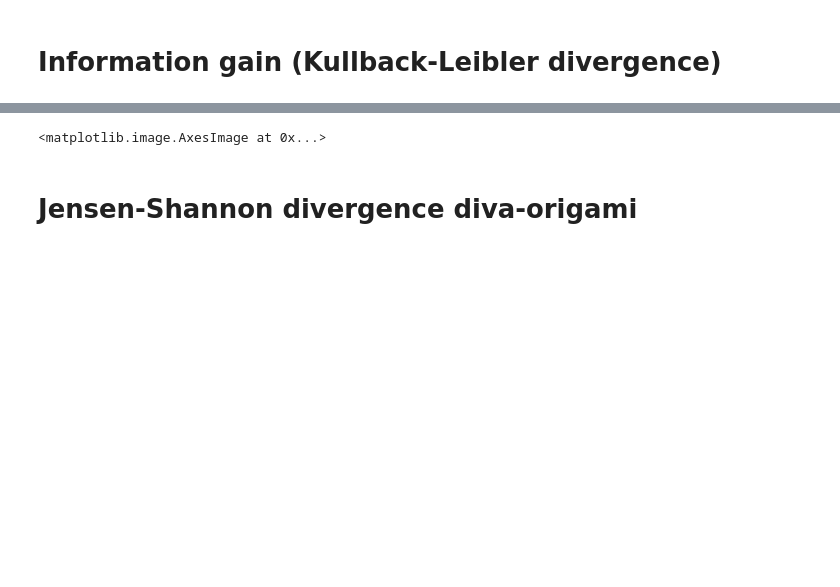
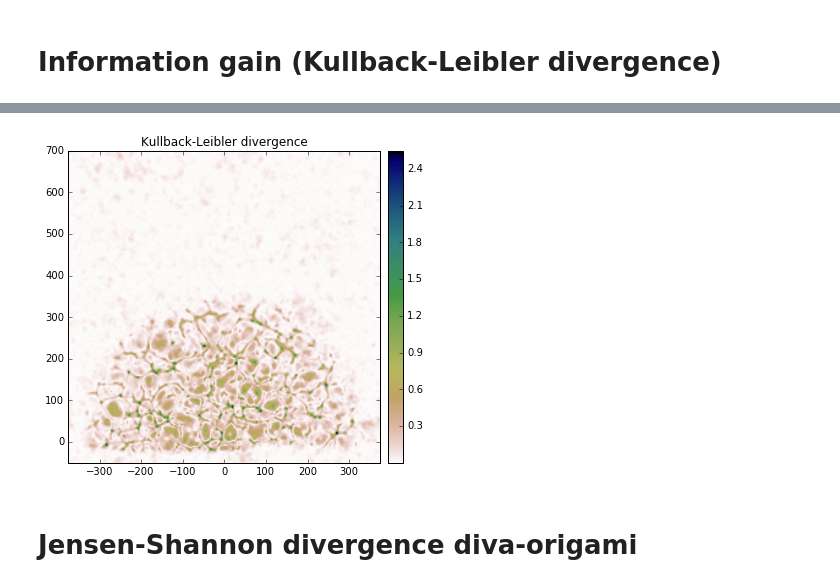
Before and after one commit to florent-leclercq/borg_sdss_data_release, a Jupyter notebook: borg_sdss_classifiers/borg_sdss_classifiers.ipynb, the cells around one changed output, grey strips where cells are left out. Drawn from its saved outputs; the diff is of its cells as text; code cells hidden in the pictures; blank space fills up the shorter version.

Commit message:
updated plots in ipynb

```diff
--- a/borg_sdss_classifiers/borg_sdss_classifiers.ipynb
+++ b/borg_sdss_classifiers/borg_sdss_classifiers.ipynb
@@ -107,5 +108,11 @@ origami_DKL = origami_VlogV + origami_SlogS + origami_FlogF + origami_ClogC - or
 del origami_VlogV, origami_SlogS, origami_FlogF, origami_ClogC, origami_ClogPrior_C, origami_SlogPrior_S, origami_FlogPrior_F, origami_VlogPrior_V
 # %%
 #Now make a example plot
-plt.imshow(diva_DKL[:,:,128], origin='lower', extent=[ymin,ymax,zmin,zmax], cmap="gist_earth_r")
+fig, ax = plt.subplots(figsize=(6,6))
+im = ax.imshow(diva_DKL[:,:,128], origin='lower', extent=[ymin,ymax,zmin,zmax], cmap="gist_earth_r")
+ax.set_title("Kullback-Leibler divergence")
+divider = make_axes_locatable(ax)
+cax = divider.append_axes("right", size="5%", pad=0.1)
+cbar = fig.colorbar(im, cax=cax)
+plt.show()
 # %% [output]
@@ -114,4 +119,4 @@ plt.imshow(diva_DKL[:,:,128], origin='lower', extent=[ymin,ymax,zmin,zmax], cmap
-<matplotlib.image.AxesImage at 0x...>
+[figure, added]
 # %% [markdown]
 # Jensen-Shannon divergence diva-origami
 # %%
```
Also changed, not shown: parts of 4 cells of this notebook, 5 other files.
